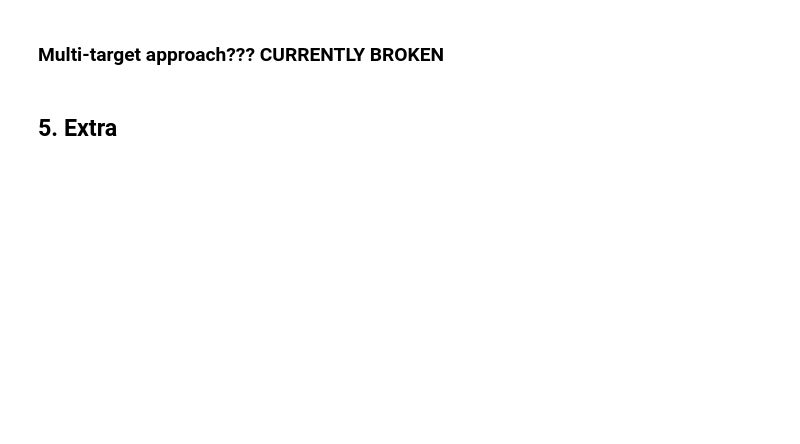
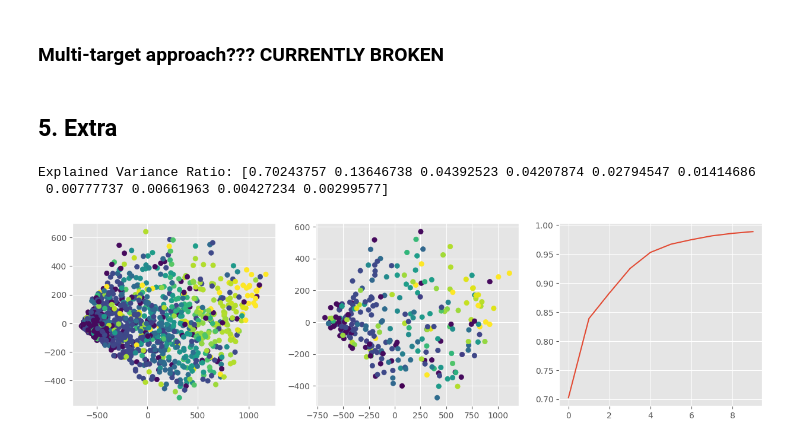
Before and after one commit to albertkjoller/ml-energy-systems, a Jupyter notebook: src/assignment3/notebooks/explainer_notebook.ipynb, the cells around one changed output. Saved outputs shown, nothing was run; the diff lists cells and outputs as text; code cells hidden in the pictures; blank space fills up the shorter version.

```diff
--- a/src/assignment3/notebooks/explainer_notebook.ipynb
+++ b/src/assignment3/notebooks/explainer_notebook.ipynb
@@ -780,3 +793,27 @@ plt.show()
 # %% [markdown]
 <a class="anchor" id="extra"></a>
 ## 5. Extra
+# %%
+from sklearn.decomposition import PCA
+
+X, y = load_profiles, multilabel_targets
+
+Xtrain, Xtest, ytrain, ytest = train_test_split(X, y, test_size=0.2, random_state=42)
+
+# Assuming your dataset is stored in a variable called 'data'
+pca         = PCA(n_components=10)  # Specify the number of components you want to keep
+pca_train   = pca.fit_transform(Xtrain)
+pca_test    = pca.fit_transform(Xtest)
+
+# Print the explained variance ratio
+print("Explained Variance Ratio:", pca.explained_variance_ratio_)
+
+fig, axs = plt.subplots(1, 3, figsize=(15, 4))
+axs[0].scatter(pca_train[:, 0], pca_train[:, 1], c=ytrain.sum(axis=1), cmap='viridis')
+axs[1].scatter(pca_test[:, 0], pca_test[:, 1], c=ytest.sum(axis=1), cmap='viridis')
+axs[2].plot(pca.explained_variance_ratio_.cumsum())
+plt.show()
+# %% [output]
+Explained Variance Ratio: [0.70243757 0.13646738 0.04392523 0.04207874 0.02794547 0.01414686
+ 0.00777737 0.00661963 0.00427234 0.00299577]
+[figure, added]
```
Also changed, not shown: parts of 4 cells of this notebook.
